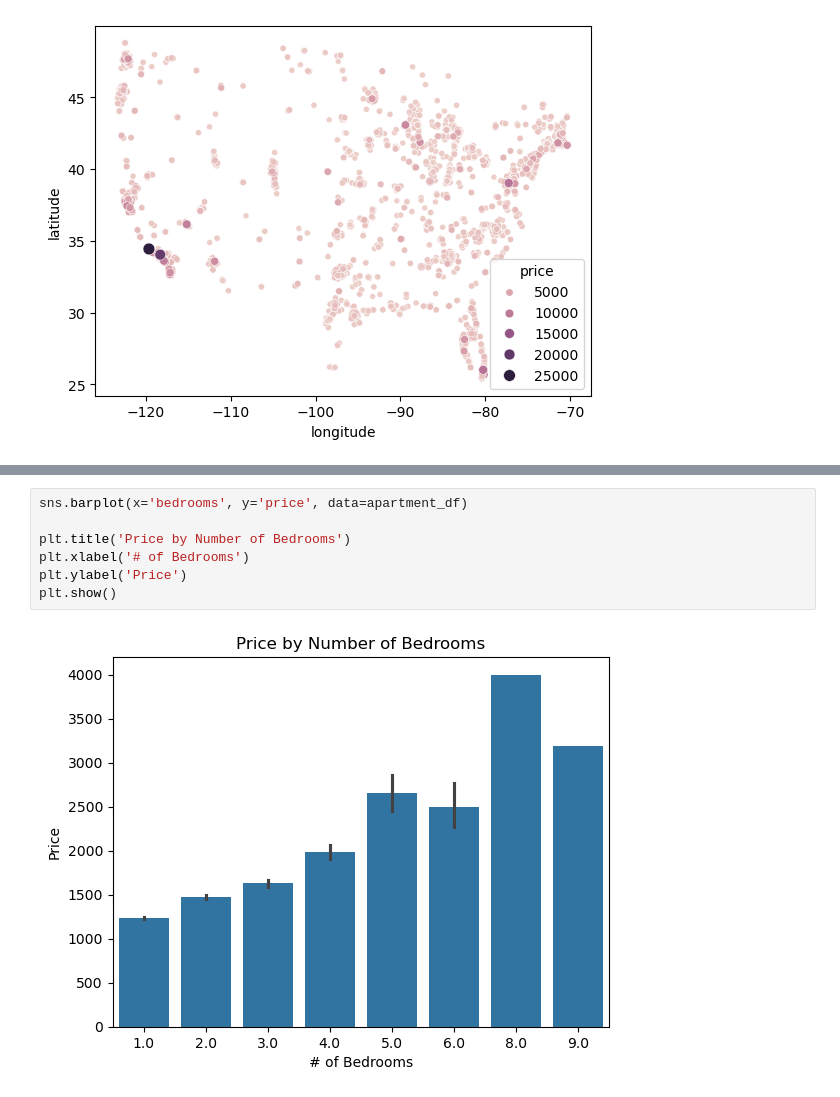
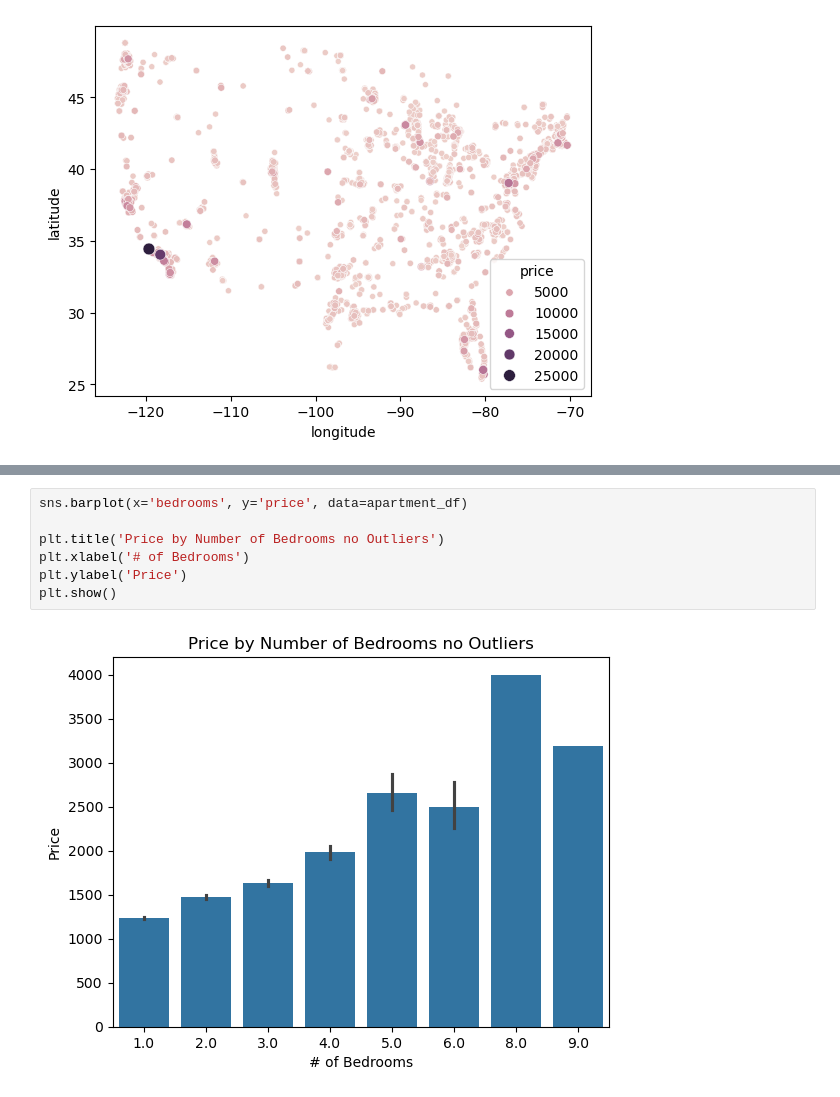
Before and after one commit to metro7/ML-Final-Project, a Jupyter notebook: ML-Final-Project.ipynb, the cells around one changed output, grey strips where cells are left out. Drawn from its saved outputs; the diff is of its cells as text.

```diff
--- a/ML-Final-Project.ipynb
+++ b/ML-Final-Project.ipynb
@@ -173,12 +168,12 @@ print(apartment_df)
 # %%
 sns.barplot(x='bedrooms', y='price', data=apartment_df)
 
-plt.title('Price by Number of Bedrooms')
+plt.title('Price by Number of Bedrooms no Outliers')
 plt.xlabel('# of Bedrooms')
 plt.ylabel('Price')
 plt.show()
 # %% [output]
-[figure, old version]
+[figure, new version]
 # %%
 sns.barplot(x='bathrooms', y='price', data=apartment_df)
 
```
Also changed, not shown: parts of 14 cells of this notebook.
